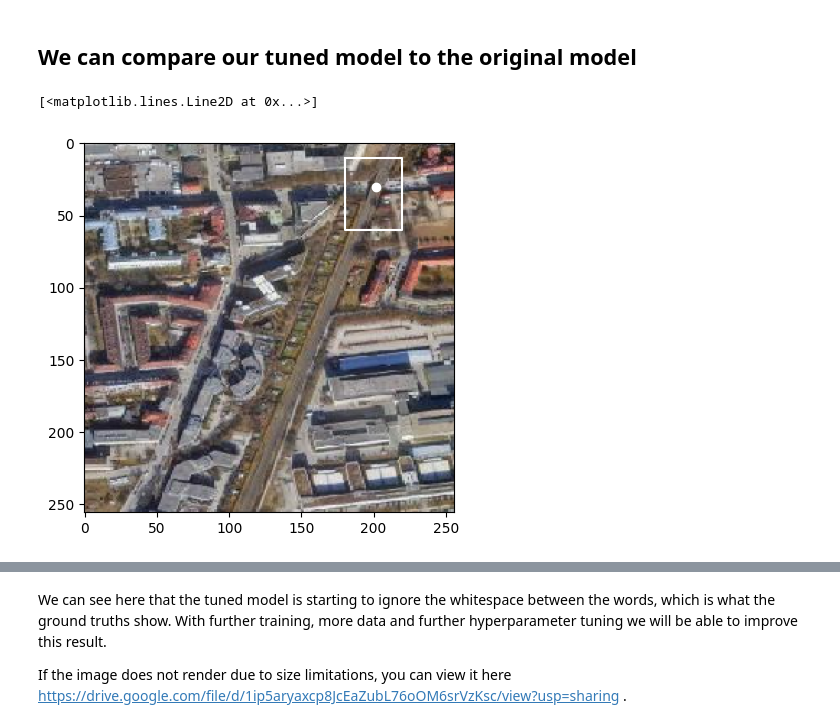
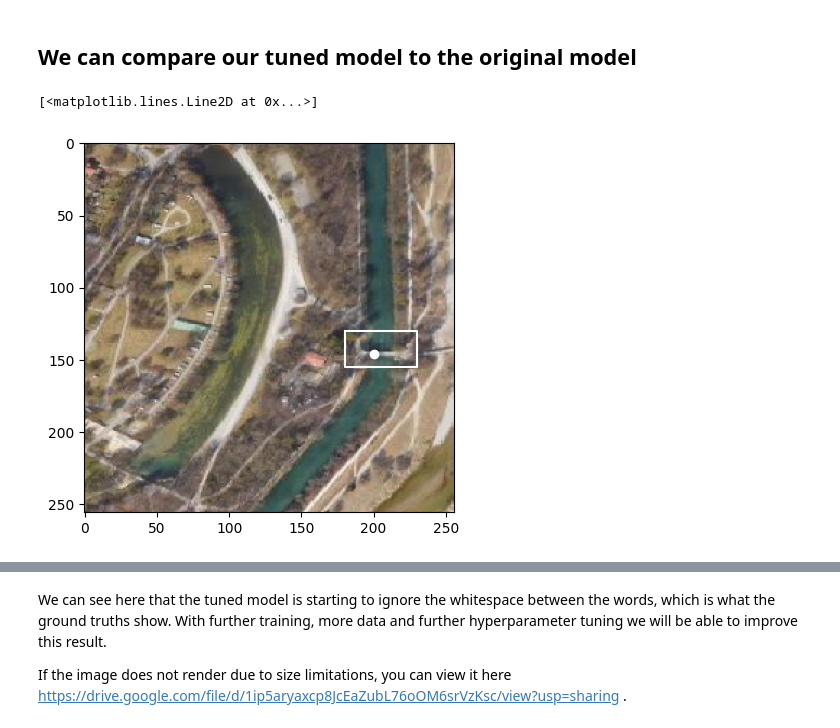
Before and after one commit to anton-brandl/sam-bridges, a Jupyter notebook: notebooks/20230610_finetuning_sam.ipynb, the cells around one changed output, grey strips where cells are left out. Cells and saved outputs as stored; diff of their text form; code cells hidden in the pictures.

```diff
--- a/notebooks/20230610_finetuning_sam.ipynb
+++ b/notebooks/20230610_finetuning_sam.ipynb
@@ -174,0 +156,13 @@ loss_fn = torch.nn.MSELoss()
+# %%
+# from segment_anything.utils.amg import box_xyxy_to_xywh
+
+import logging
+
+logger = logging.getLogger()
+
+dataset_folder = Path('drive/MyDrive/sam-bridges/datasets/munich_z16_v3')
+
+
+
+train_dataset = load_dataset(dataset_folder / "train")
+test_dataset = load_dataset(dataset_folder / "test")
@@ -181,6 +177,8 @@ Improvements to be made include batching and moving the computation of the image
 
 In a production implementation a better choice of optimiser/loss function will certainly help.
 # %%
+import pickle
+
 # Preprocess image embeddings
 
 def preprocess_image_embeddings(dataset):
@@ -191,7 +189,22 @@ def preprocess_image_embeddings(dataset):
 
     input_image = input_image.to(device)
     with torch.no_grad():
-      datapoint['image_embedding'] = sam_model.image_encoder(input_image)
+      datapoint['image_embedding'] = sam_model_original.image_encoder(input_image)
 
-preprocess_image_embeddings(train_dataset)
-preprocess_image_embeddings(test_dataset)
+
+if os.path.exists('drive/MyDrive/sam-bridges/train_dataset.pckl'):
+  with open('drive/MyDrive/sam-bridges/train_dataset.pckl', 'rb') as fp:
+      train_dataset = pickle.load(fp)
+
+  with open('drive/MyDrive/sam-bridges/test_dataset.pckl', 'rb') as fp:
+      test_dataset = pickle.load(fp)
+
+else:
+  preprocess_image_embeddings(train_dataset)
+  preprocess_image_embeddings(test_dataset)
+
+  with open('drive/MyDrive/sam-bridges/train_dataset.pckl', 'wb') as fp:
+      pickle.dump(train_dataset, fp)
+
+  with open('drive/MyDrive/sam-bridges/test_dataset.pckl', 'wb') as fp:
+      pickle.dump(test_dataset, fp)
@@ -383,13 +429,18 @@ test_datapoint = [d for d in test_dataset if d['tile_id']=="206"][0]
 # %%
+
+test_datapoint = test_dataset[1]
+predictor_tuned.set_image(test_datapoint['sat'])
+predictor_original.set_image(test_datapoint['sat'])
+
 debug_img = test_datapoint['sat']
 
-bbox_x, bbox_y, bbox_w, bbox_h = 180, 10, 40, 50
+bbox_x, bbox_y, bbox_w, bbox_h = 180, 130, 50, 25
 plt.imshow(test_datapoint['sat'])
 plt.plot([bbox_x, bbox_x+bbox_w, bbox_x+bbox_w, bbox_x, bbox_x], [bbox_y, bbox_y, bbox_y+bbox_h, bbox_y+bbox_h, bbox_y], color='white')
 input_bbox = box_xywh2xyxy(np.array([bbox_x, bbox_y, bbox_w, bbox_h]))
 
-point_x, point_y = 202, 30
+point_x, point_y = 200, 146
 plt.plot(point_x, point_y, color='white', marker = 'o')
 # %% [output]
 [<matplotlib.lines.Line2D at 0x...>]
-[figure, old version]
+[figure, new version]
```
Also changed, not shown: parts of 21 cells of this notebook.
